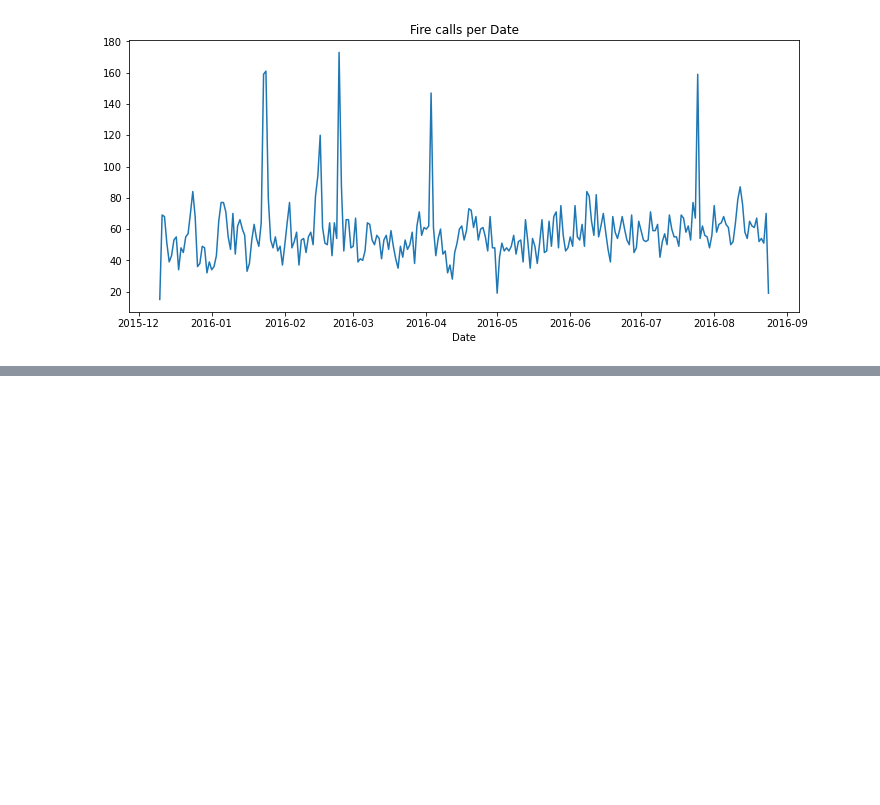
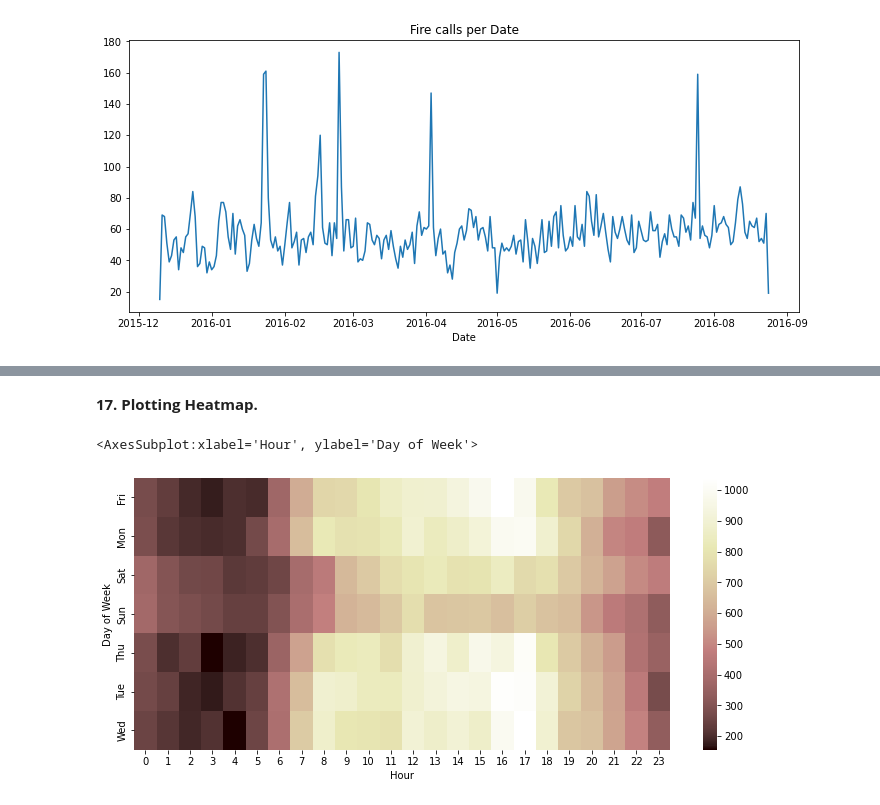
Before and after one commit to aamirmohiuddin38/Python---Data-Analysis, a Jupyter notebook: EDA Projects/Emergency_911_Calls.ipynb, the cells around one changed output, grey strips where cells are left out. Drawn from its saved outputs; the diff is of its cells as text; code cells hidden in the pictures; blank space fills up the shorter version.

Commit message:
HeatMap ClusterMap - unstack and pivot table

```diff
--- a/EDA Projects/Emergency_911_Calls.ipynb
+++ b/EDA Projects/Emergency_911_Calls.ipynb
@@ -312,0 +334,4 @@ Text(0.5, 1.0, 'Fire calls per Date')
+# %%
+# using pivot_table
+dayHour = pd.pivot_table(df, values='Reasons' , index='Day of Week' , columns='Hour', aggfunc = 'count')
+dayHour
@@ -312,0 +349,8 @@ Text(0.5, 1.0, 'Fire calls per Date')
+# %% [markdown]
+**17. Plotting Heatmap.**
+# %%
+plt.figure(figsize=(12,5))
+sns.heatmap(dayHour, cmap='pink')
+# %% [output]
+<AxesSubplot:xlabel='Hour', ylabel='Day of Week'>
+[figure, added]
```
Also changed, not shown: parts of 11 cells of this notebook.
